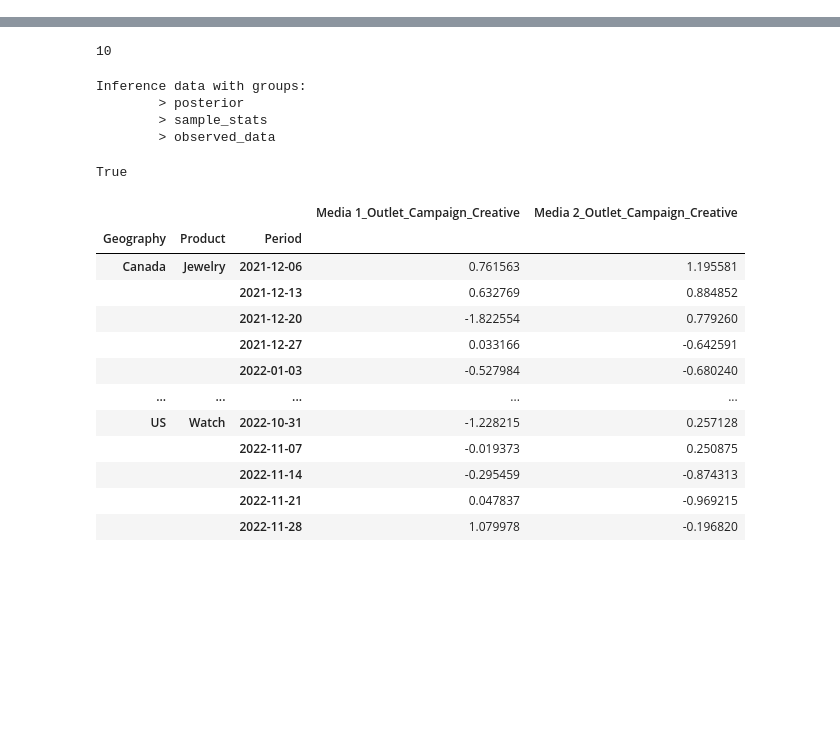
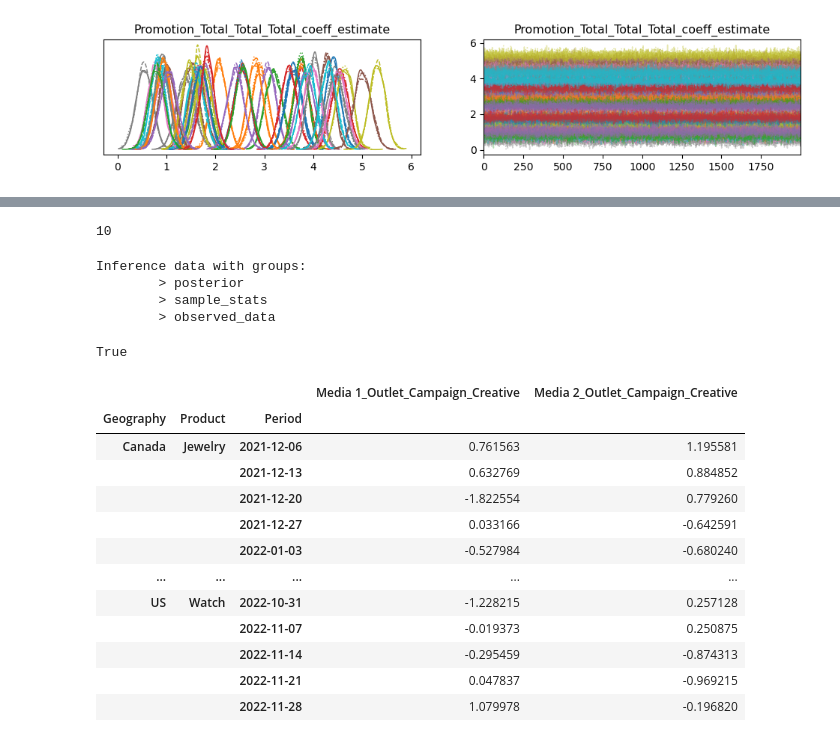
Before and after one commit to redam94/BayesInsight, a Jupyter notebook: FoottrafficModel.ipynb, the cells around one changed output, grey strips where cells are left out. Cells and saved outputs as stored; diff of their text form; code cells hidden in the pictures; blank space fills up the shorter version.

Commit message:
Added more variable model

```diff
--- a/FoottrafficModel.ipynb
+++ b/FoottrafficModel.ipynb
@@ -137,5 +3,0 @@ ft_model.get_coords()
-# %%
-with pm.Model(coords = ft_model.get_coords()) as model:
-    prior = ft_model.get_variable("Promotion_Total_Total_Total").build_coeff_prior(data=ft_model.data)
-
-pm.draw(prior, 4000).shape
@@ -144,0 +19,6 @@ pm.draw(prior, 4000).shape
+# %%
+ft_model = FoottrafficModel.load('complex_model')
+# %%
+geo_fixed_effects = np.abs(np.random.randn(10) + 2)
+product_mixed_effects = np.abs(np.random.randn(5)*.5)
+obs = (geo_fixed_effects[:, None, None] + product_mixed_effects[None, :, None])*ft_model.variable_details[0].as_numpy(ft_model.data) + np.random.randn(10, 5, 156)[None, None, :]*2
@@ -144,0 +43,14 @@ pm.draw(prior, 4000).shape
+# %%
+with pm.Model(coords = ft_model.get_coords()) as model:
+    # Register Variables
+
+    var = ft_model.get_variable("Promotion_Total_Total_Total")
+    var.register_variable(ft_model.data)
+    var.build_coeff_prior()
+    contributions = var.contributions()
+
+
+    sigma = pm.HalfNormal("sigma", sigma=1)
+    lik = pm.Normal("lik", mu=contributions, sigma=sigma, observed=obs.reshape(10, 5, -1), dims=("Geography", "Product", "Period"))
+    trace = pm.sample(2000, tune=2000, target_accept=.99)
+#test = np.abs(pm.draw(prior, 4000).reshape((200, -1, len(model.coords["Geography"]), len(model.coords["Product"])))[:156, 0,:,:])
@@ -144,0 +78,4 @@ pm.draw(prior, 4000).shape
+# %%
+pm.plot_trace(trace, var_names=['Promotion_Total_Total_Total_coeff_estimate']);
+# %% [output]
+[figure, added]
```
Also changed, not shown: parts of 33 cells of this notebook, 7 other files.
